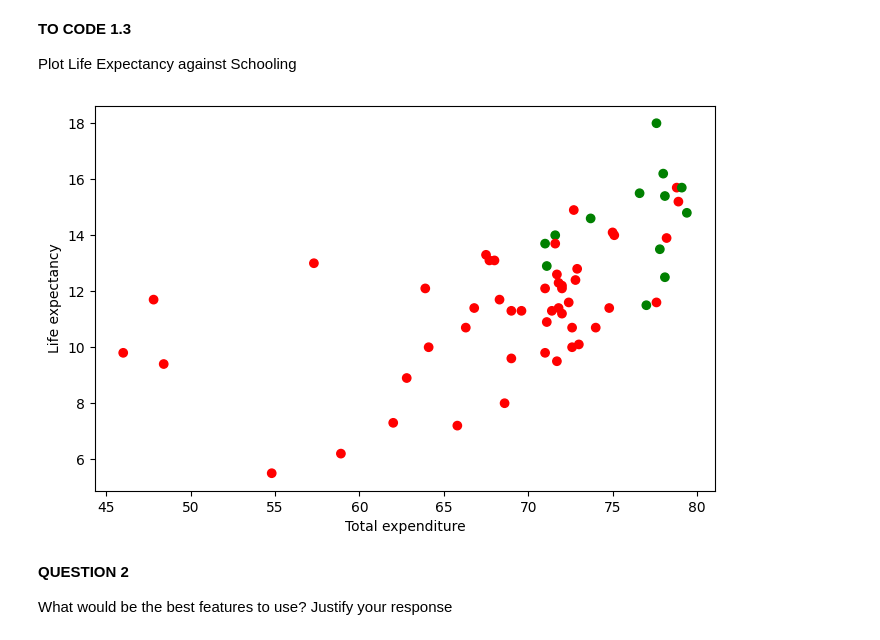
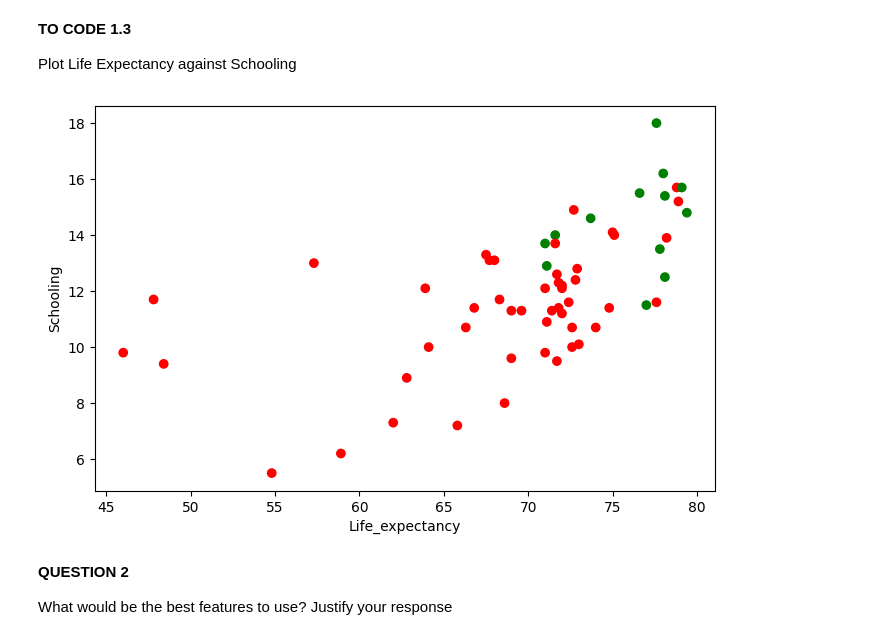
Before and after one commit to MurphLaws/Exp, a Jupyter notebook: Machine Learning/TP2_Classification.ipynb, the cells around one changed output. Drawn from its saved outputs; the diff is of its cells as text; code cells hidden in the pictures.

```diff
--- a/Machine Learning/TP2_Classification.ipynb
+++ b/Machine Learning/TP2_Classification.ipynb
@@ -98,11 +98,11 @@ Plot Life Expectancy against Schooling
 # %%
 plt.figure(figsize=(8, 5))
 plt.scatter(df1['Life_expectancy'], df1['Schooling'], c=np.squeeze(df_Y.to_numpy()), cmap=matplotlib.colors.ListedColormap(['red', 'green']))
-plt.xlabel('Total expenditure')
-plt.ylabel('Life expectancy')
+plt.xlabel('Life_expectancy')
+plt.ylabel('Schooling')
 plt.show()
 # %% [output]
-[figure, old version]
+[figure, new version]
 # %% [markdown]
 **QUESTION 2**
 
```
Also changed, not shown: parts of 7 cells of this notebook.
